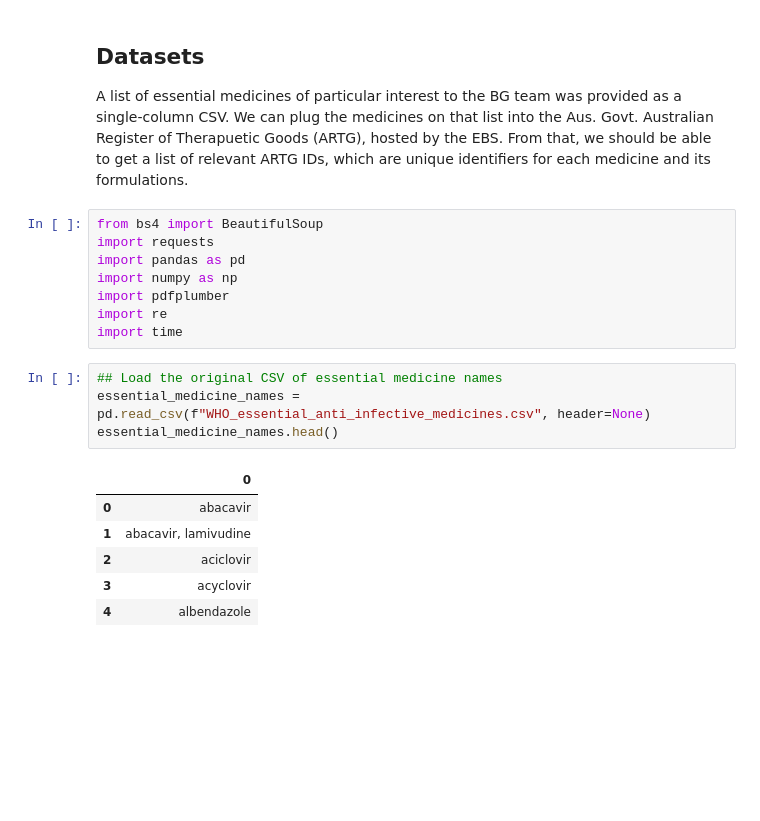
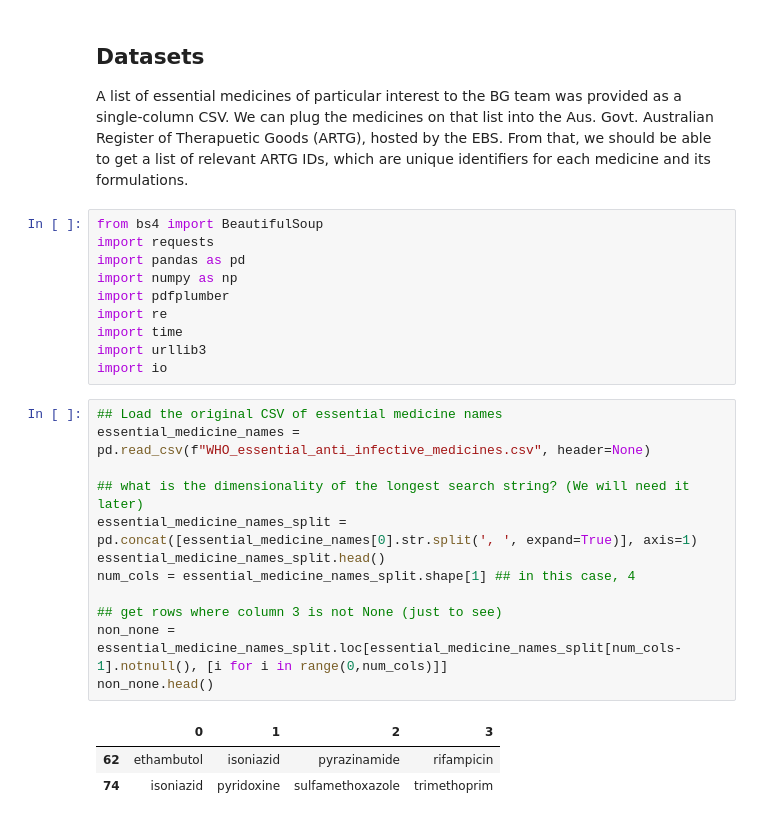
Before and after one commit to Ecaloota/ARTG_BreakingGood_Scraper_Rewrite, a Jupyter notebook: ARTG_Scraper.ipynb, the cells around one changed output. Cells and saved outputs as stored; diff of their text form; blank space fills up the shorter version.

```diff
--- a/ARTG_Scraper.ipynb
+++ b/ARTG_Scraper.ipynb
@@ -22,17 +22,24 @@ import numpy as np
 import pdfplumber
 import re
 import time
+import urllib3
+import io
-# %%
-## Load the original CSV of essential medicine names
-essential_medicine_names = pd.read_csv(f"WHO_essential_anti_infective_medicines.csv", header=None)
-essential_medicine_names.head()
-# %% [output]
-|  | 0 |
-| 0 | abacavir |
-| 1 | abacavir, lamivudine |
-| 2 | aciclovir |
-| 3 | acyclovir |
-| 4 | albendazole |
+# %%
+## Load the original CSV of essential medicine names
+essential_medicine_names = pd.read_csv(f"WHO_essential_anti_infective_medicines.csv", header=None)
+
+## what is the dimensionality of the longest search string? (We will need it later)
+essential_medicine_names_split = pd.concat([essential_medicine_names[0].str.split(', ', expand=True)], axis=1)
+essential_medicine_names_split.head()
+num_cols = essential_medicine_names_split.shape[1] ## in this case, 4
+
+## get rows where column 3 is not None (just to see)
+non_none = essential_medicine_names_split.loc[essential_medicine_names_split[num_cols-1].notnull(), [i for i in range(0,num_cols)]]
+non_none.head()
+# %% [output]
+|  | 0 | 1 | 2 | 3 |
+| 62 | ethambutol | isoniazid | pyrazinamide | rifampicin |
+| 74 | isoniazid | pyridoxine | sulfamethoxazole | trimethoprim |
 # %%
 def formatted_active_ingredient_string(input_string):
     '''
```
Also changed, not shown: parts of 13 cells of this notebook.
